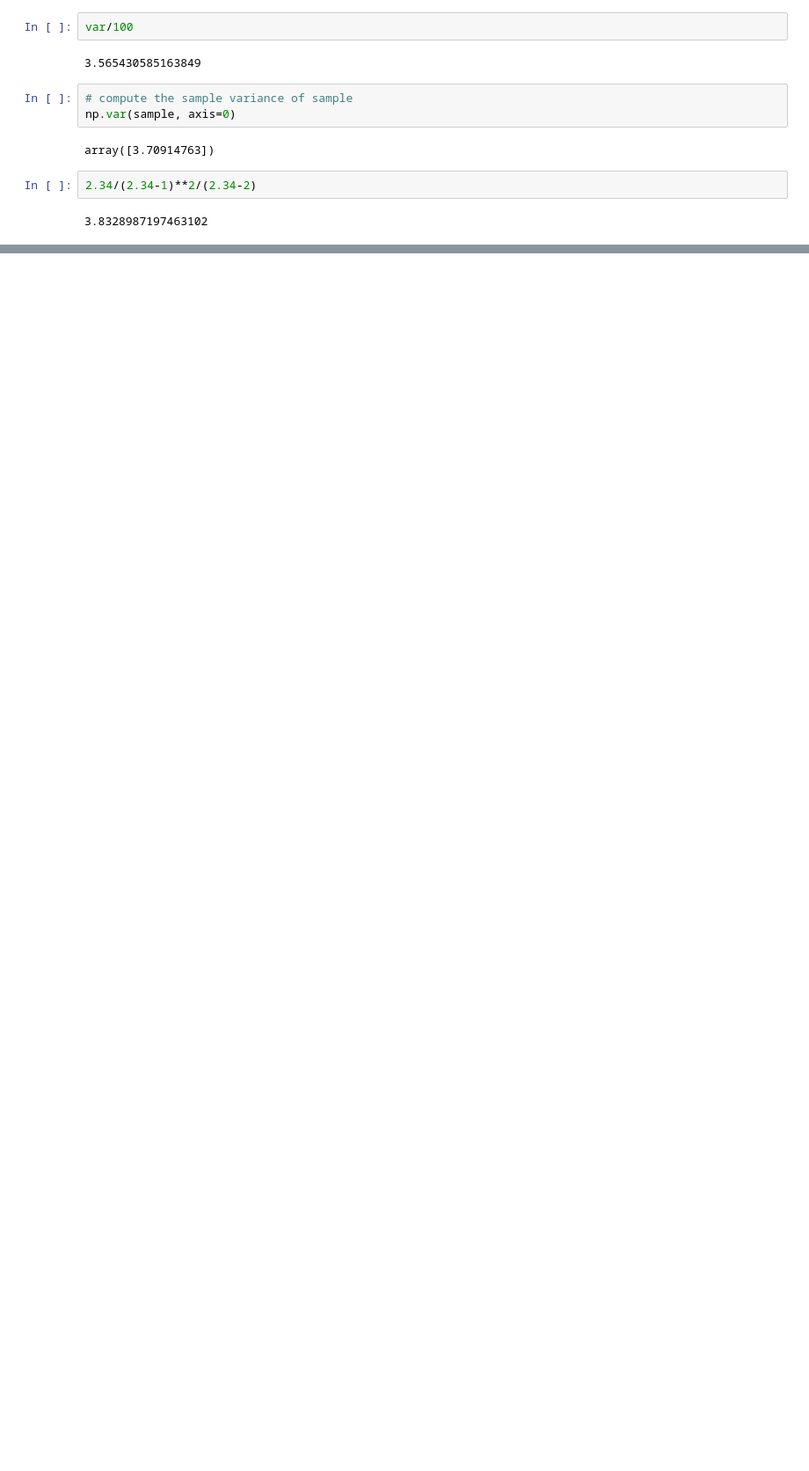
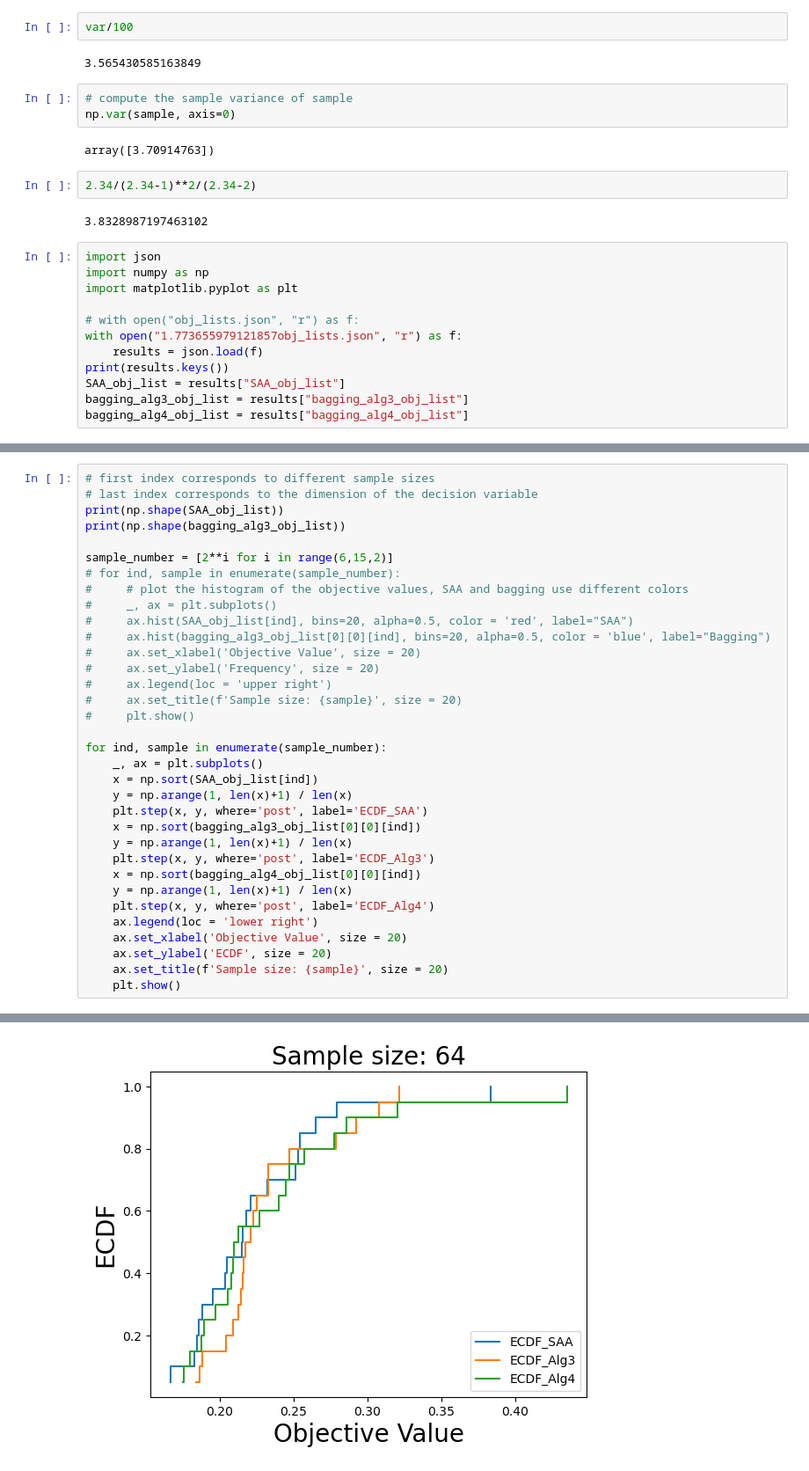
Before and after one commit to mickeyhqian/VoteEnsemble, a Jupyter notebook: code_main/portfolio.ipynb, the cells around one changed output, grey strips where cells are left out. Shown at 88% size. Drawn from its saved outputs; the diff is of its cells as text; blank space fills up the shorter version.

```diff
--- a/code_main/portfolio.ipynb
+++ b/code_main/portfolio.ipynb
@@ -670,3 +670,15 @@ array([3.70914763])
 2.34/(2.34-1)**2/(2.34-2)
 # %% [output]
 3.8328987197463102
+# %%
+import json
+import numpy as np
+import matplotlib.pyplot as plt
+
+# with open("obj_lists.json", "r") as f:
+with open("1.773655979121857obj_lists.json", "r") as f:
+    results = json.load(f)
+print(results.keys())
+SAA_obj_list = results["SAA_obj_list"]
+bagging_alg3_obj_list = results["bagging_alg3_obj_list"]
+bagging_alg4_obj_list = results["bagging_alg4_obj_list"]
@@ -672,0 +687,35 @@ array([3.70914763])
+# %%
+# first index corresponds to different sample sizes
+# last index corresponds to the dimension of the decision variable
+print(np.shape(SAA_obj_list))
+print(np.shape(bagging_alg3_obj_list))
+
+sample_number = [2**i for i in range(6,15,2)]
+# for ind, sample in enumerate(sample_number):
+#     # plot the histogram of the objective values, SAA and bagging use different colors
+#     _, ax = plt.subplots()
+#     ax.hist(SAA_obj_list[ind], bins=20, alpha=0.5, color = 'red', label="SAA")
+#     ax.hist(bagging_alg3_obj_list[0][0][ind], bins=20, alpha=0.5, color = 'blue', label="Bagging")
+#     ax.set_xlabel('Objective Value', size = 20)
+#     ax.set_ylabel('Frequency', size = 20)
+#     ax.legend(loc = 'upper right')
+#     ax.set_title(f'Sample size: {sample}', size = 20)
+#     plt.show()
+
+for ind, sample in enumerate(sample_number):
+    _, ax = plt.subplots()
+    x = np.sort(SAA_obj_list[ind])
+    y = np.arange(1, len(x)+1) / len(x)
+    plt.step(x, y, where='post', label='ECDF_SAA')
+    x = np.sort(bagging_alg3_obj_list[0][0][ind])
+    y = np.arange(1, len(x)+1) / len(x)
+    plt.step(x, y, where='post', label='ECDF_Alg3')
+    x = np.sort(bagging_alg4_obj_list[0][0][ind])
+    y = np.arange(1, len(x)+1) / len(x)
+    plt.step(x, y, where='post', label='ECDF_Alg4')
+    ax.legend(loc = 'lower right')
+    ax.set_xlabel('Objective Value', size = 20)
+    ax.set_ylabel('ECDF', size = 20)
+    ax.set_title(f'Sample size: {sample}', size = 20)
+    plt.show()
+# %% [output]
@@ -672,0 +724 @@ array([3.70914763])
+[figure, added]
```
Also changed, not shown: parts of 2 cells of this notebook, 30 other files.
